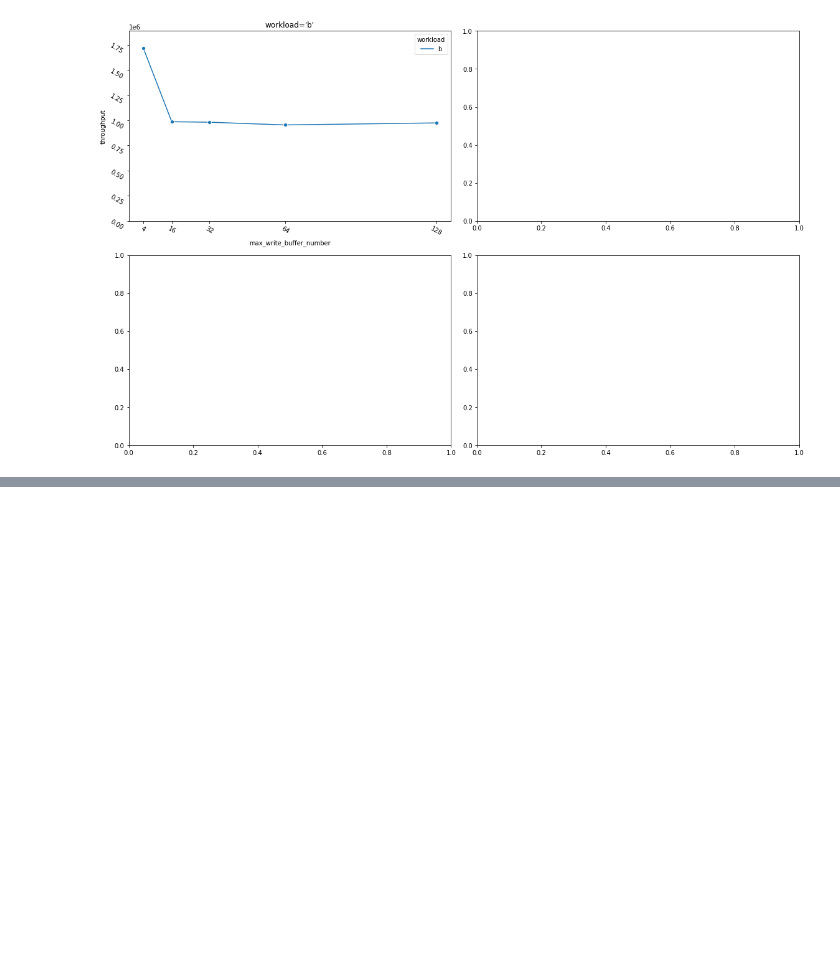
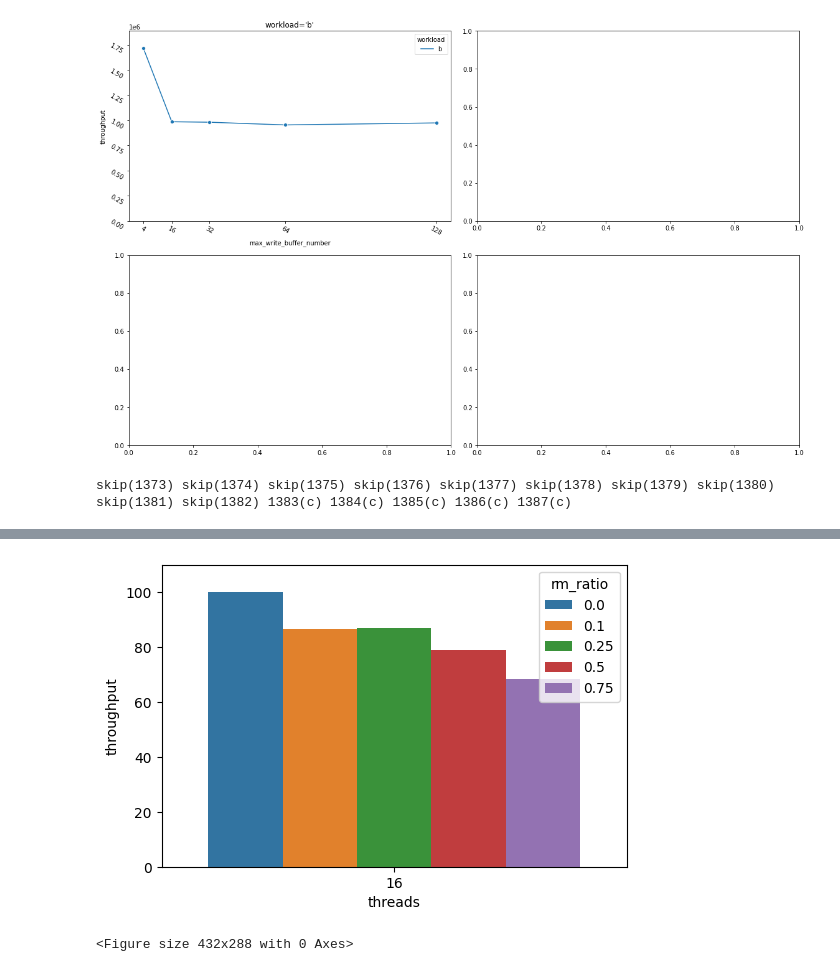
Before and after one commit to RabbitWhite1/d-rocksdb, a Jupyter notebook: ycsb_expr/result.ipynb, the cells around one changed output, grey strips where cells are left out. Cells and saved outputs as stored; diff of their text form; code cells hidden in the pictures; blank space fills up the shorter version.

```diff
--- a/ycsb_expr/result.ipynb
+++ b/ycsb_expr/result.ipynb
@@ -197,3 +196,80 @@ plt.tight_layout()
 # %% [output]
 925(b) skip(1065) 1066(b) 1067(b) 1068(b) 1069(b)
 [figure]
+# %%
+import yaml
+from exprmngr import ExprMngr
+from ycsb_exprmngr import DB_PATH, parse_log
+import seaborn as sns
+import pandas as pd
+import humanize
+import os.path as osp
+import matplotlib.pyplot as plt
+import numpy as np
+
+table_def = yaml.load(open('etc/table_def.yaml').read(), Loader=yaml.SafeLoader)
+config = yaml.load(open('etc/config.yaml').read(), Loader=yaml.SafeLoader)
+mngr = ExprMngr(table_def, DB_PATH, config)
+
+zipfian_alpha = 0.99
+requestdistribution = 'zipfian'
+max_write_buffer_number = 4
+max_background_jobs = 8
+workload = 'c'
+operationcount = 20000000
+min_write_buffer_number_to_merge = max_write_buffer_number - 2
+write_buffer_size = 256*1024**2
+recordcount = 134217728
+ax_id = 0
+data_df = None
+table_cache_numshardbits = 6
+version = 'debug-v0'
+
+# nrows=2
+# fig, axs = plt.subplots(nrows=nrows, ncols=2, figsize=(16, nrows * 5), squeeze=False)
+for cache_size in [64*1024**3]:
+    for threads in [1,4,16]:
+        # for rm_ratio in [0.0, 0.25,0.5, 0.75]:
+        # for rm_ratio in [0.0, 0.4, 0.6, 0.8]:
+        for rm_ratio in [0.0,0.1,0.25,0.5, 0.75]:
+            write_buffer_size = 256*1024**2
+            min_write_buffer_number_to_merge = max_write_buffer_number - 2
+            recordcount = 134217728
+            conf_id = mngr.get_id(workload=workload, recordcount=recordcount, operationcount=operationcount, threads=threads, write_buffer_size=write_buffer_size, cache_size=cache_size, version=version, zipfian_alpha=zipfian_alpha, requestdistribution=requestdistribution,max_write_buffer_number=max_write_buffer_number,max_background_jobs=max_background_jobs, table_cache_numshardbits=table_cache_numshardbits,min_write_buffer_number_to_merge=min_write_buffer_number_to_merge, rm_ratio=rm_ratio)
+            if not osp.exists(mngr.get_local_log_path(conf_id)):
+                print(f'skip({conf_id})', end=' ')
+                continue
+            try:
+                single_dict = parse_log(mngr.get_local_log_path(conf_id))
+            except:
+                print(f'skip({conf_id}({workload}))', end=' ')
+                continue
+            print(f'{conf_id}({workload})', end=' ')
+            single_dict['workload'] = workload
+            single_dict['rm_ratio'] = rm_ratio
+            single_dict['threads'] = threads
+            single_dict['version'] = version
+            single_df = pd.DataFrame([single_dict])
+            data_df = single_df if data_df is None else pd.concat([data_df, single_df], ignore_index=True)
+    print()
+    if data_df is None:
+        continue
+    fig = plt.figure(dpi=100)
+    # ax: plt.Axes = axs[ax_id // 2][ax_id % 2]
+    ax = plt.gca()
+    # ax.set_title(f'{cache_size=}, {table_cache_numshardbits=}')
+    data_df['throughput'] /= data_df['throughput'].max()
+    data_df['throughput'] *= 100
+    # sns.lineplot(x='rm_ratio', y='throughput', data=data_df, marker='o', ax=ax)
+    # ax.set_xticks(sorted(data_df['rm_ratio'].unique().tolist()))
+    sns.barplot(x='threads', y='throughput', hue='rm_ratio', data=data_df, ax=ax)
+    ax.set_ylim(0, data_df['throughput'].max() * 1.1)
+    # ax.tick_params(labelrotation=-30)
+    ax_id += 1
+    mngr.conn.commit()
+    display(data_df)
+    data_df = None
+    plt.show()
+plt.tight_layout()
+# %% [output]
+skip(1373) skip(1374) skip(1375) skip(1376) skip(1377) skip(1378) skip(1379) skip(1380) skip(1381) skip(1382) 1383(c) 1384(c) 1385(c) 1386(c) 1387(c)
@@ -199,0 +282,2 @@ plt.tight_layout()
+[figure, added]
+<Figure size 432x288 with 0 Axes>
```
Also changed, not shown: parts of 2 cells of this notebook, 14 other files.
